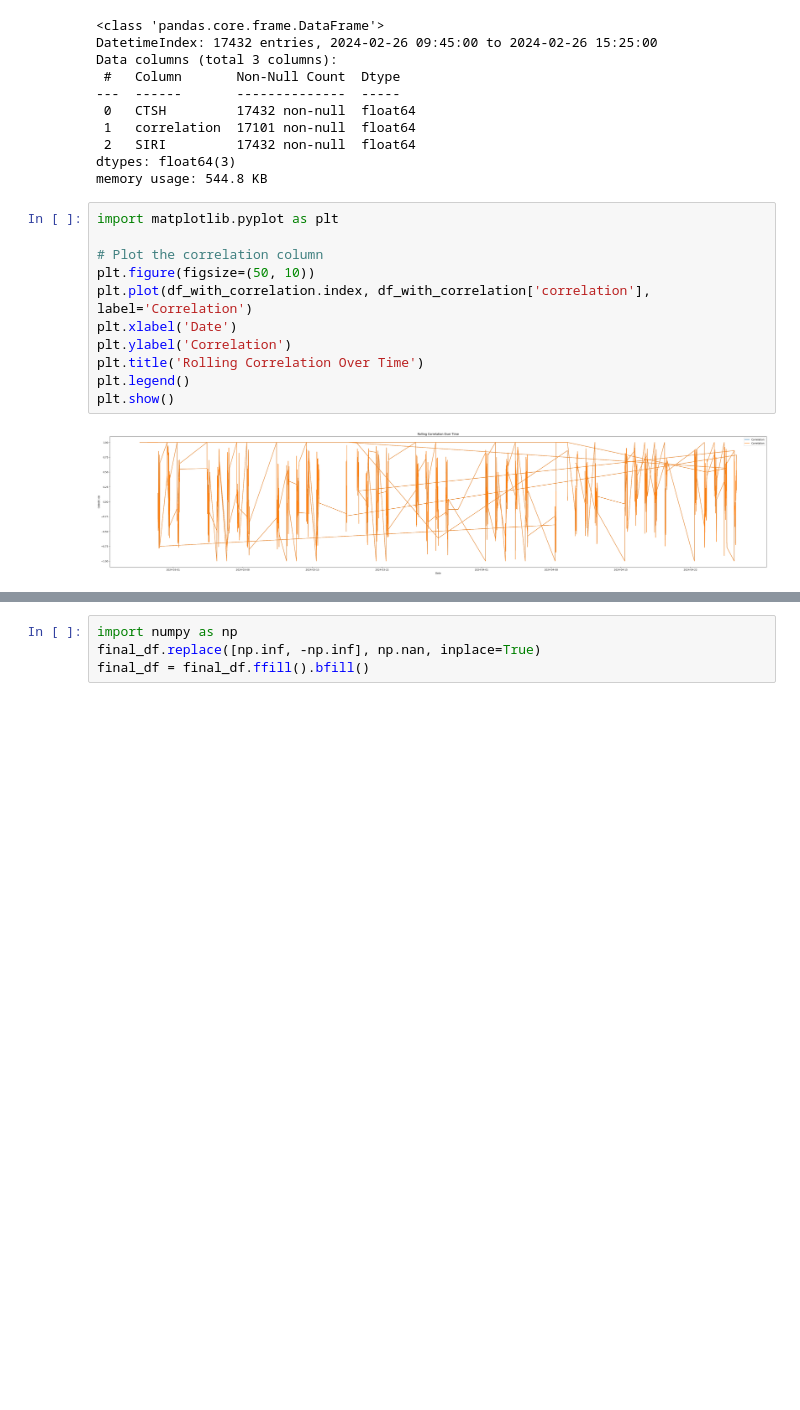
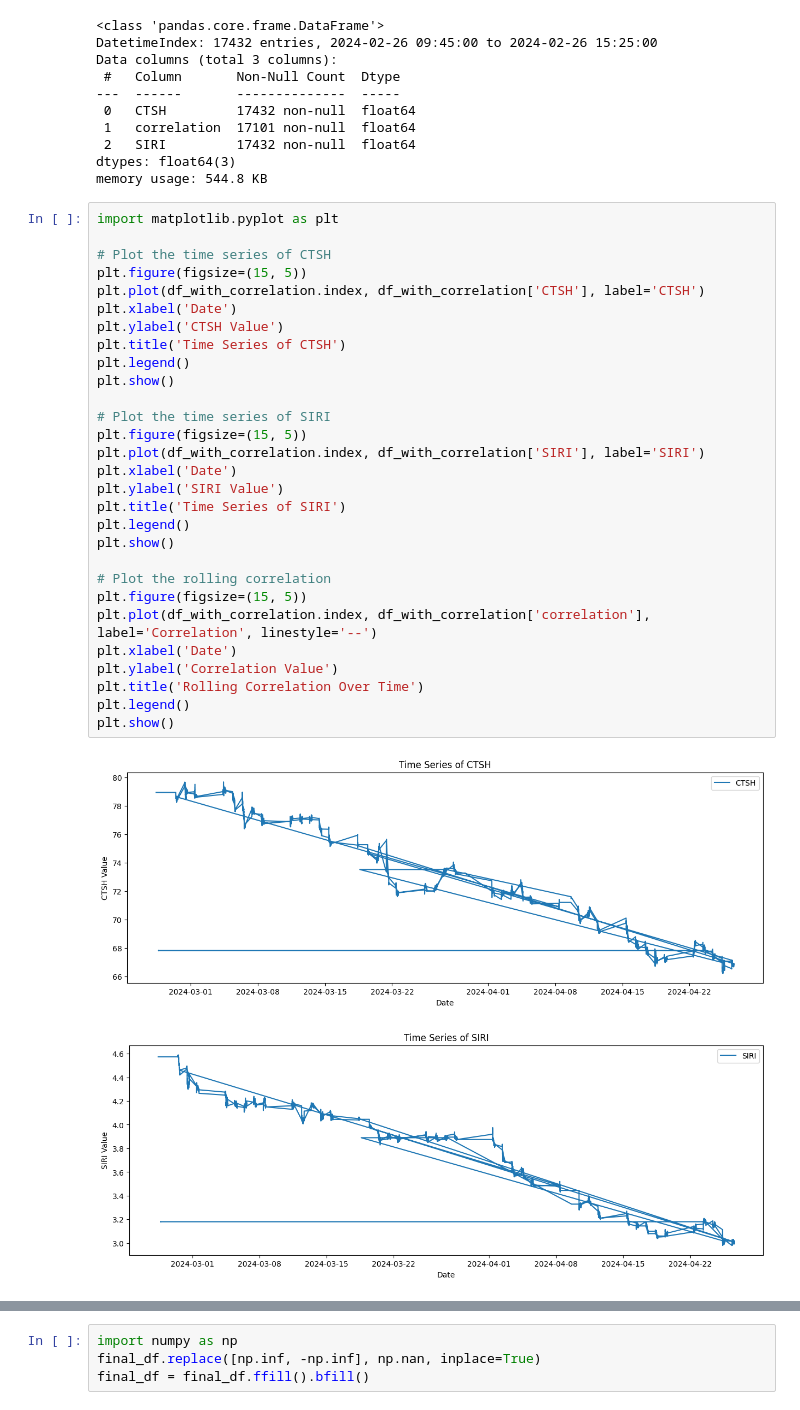
Before and after one commit to blackswan-quants/nasdaq_causal-analysis_lstm, a Jupyter notebook: stationary_case.ipynb, the cells around one changed output, grey strips where cells are left out. Cells and saved outputs as stored; diff of their text form; blank space fills up the shorter version.

```diff
--- a/stationary_case.ipynb
+++ b/stationary_case.ipynb
@@ -85,13 +104,32 @@ memory usage: 544.8 KB
 # %%
 import matplotlib.pyplot as plt
 
-# Plot the correlation column
-plt.figure(figsize=(50, 10))
-plt.plot(df_with_correlation.index, df_with_correlation['correlation'], label='Correlation')
+# Plot the time series of CTSH
+plt.figure(figsize=(15, 5))
+plt.plot(df_with_correlation.index, df_with_correlation['CTSH'], label='CTSH')
 plt.xlabel('Date')
-plt.ylabel('Correlation')
+plt.ylabel('CTSH Value')
+plt.title('Time Series of CTSH')
+plt.legend()
+plt.show()
+
+# Plot the time series of SIRI
+plt.figure(figsize=(15, 5))
+plt.plot(df_with_correlation.index, df_with_correlation['SIRI'], label='SIRI')
+plt.xlabel('Date')
+plt.ylabel('SIRI Value')
+plt.title('Time Series of SIRI')
+plt.legend()
+plt.show()
+
+# Plot the rolling correlation
+plt.figure(figsize=(15, 5))
+plt.plot(df_with_correlation.index, df_with_correlation['correlation'], label='Correlation', linestyle='--')
+plt.xlabel('Date')
+plt.ylabel('Correlation Value')
 plt.title('Rolling Correlation Over Time')
 plt.legend()
 plt.show()
 # %% [output]
-[figure, old version]
+[figure, new version]
+[figure, added]
```
Also changed, not shown: parts of 9 cells of this notebook, 4 other files.
